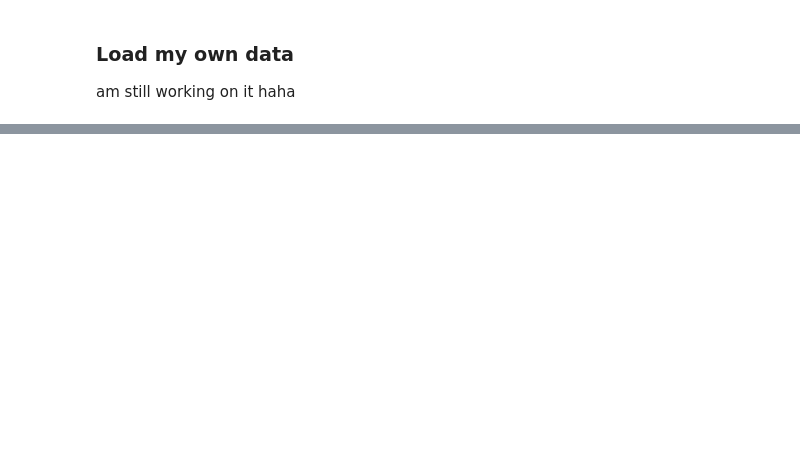
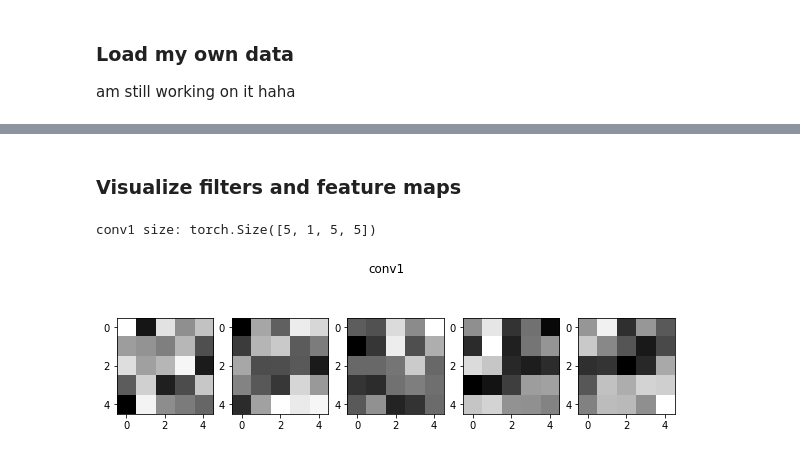
Before and after one commit to karen-poon/aps360-project, a Jupyter notebook: NewAgeClassification.ipynb, the cells around one changed output, grey strips where cells are left out. Cells and saved outputs as stored; diff of their text form; code cells hidden in the pictures; blank space fills up the shorter version.

```diff
--- a/NewAgeClassification.ipynb
+++ b/NewAgeClassification.ipynb
@@ -487,5 +478,5 @@ imgs, labels = myiter.next()
 
 # load my final model
 final_model = AgeNet()
-final_model.load_state_dict(torch.load('models/model7.pth'))
+final_model.load_state_dict(torch.load('models/model8.pth'))
 final_model.eval()
@@ -491,0 +501,2 @@ final_model.eval()
+# %% [markdown]
+### Visualize filters and feature maps
@@ -491,0 +510,13 @@ final_model.eval()
+# %%
+kernels = final_model.conv1.weight.detach()
+print("conv1 size:", kernels.shape)
+kernels = kernels.cpu()
+fig = plt.figure(figsize=(10,3))
+fig.suptitle("conv1")
+fig.tight_layout()
+for idx in range(kernels.size(0)):
+    fig.add_subplot(1, 5, idx+1)
+    plt.imshow(kernels[idx][0], cmap=plt.get_cmap('gray'))
+# %% [output]
+conv1 size: torch.Size([5, 1, 5, 5])
+[figure, added]
```
Also changed, not shown: parts of 19 cells of this notebook.
